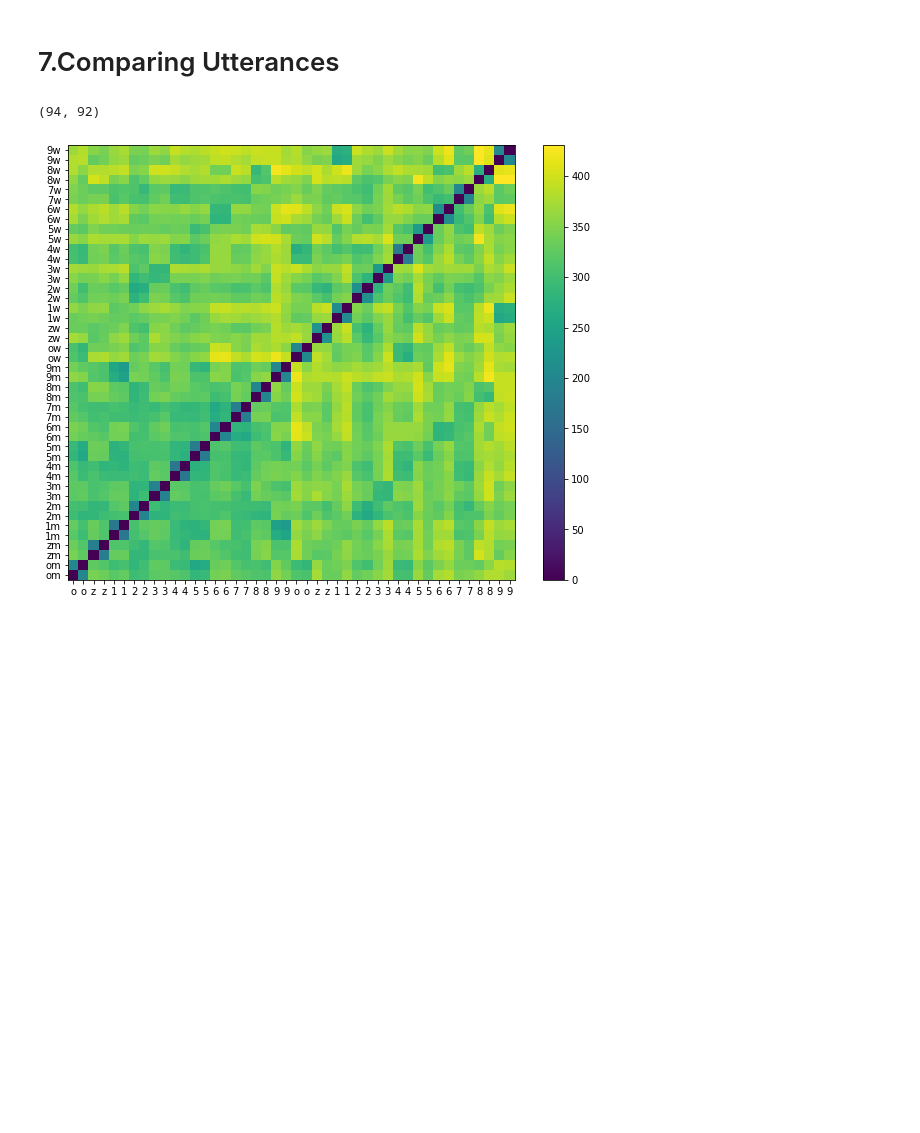
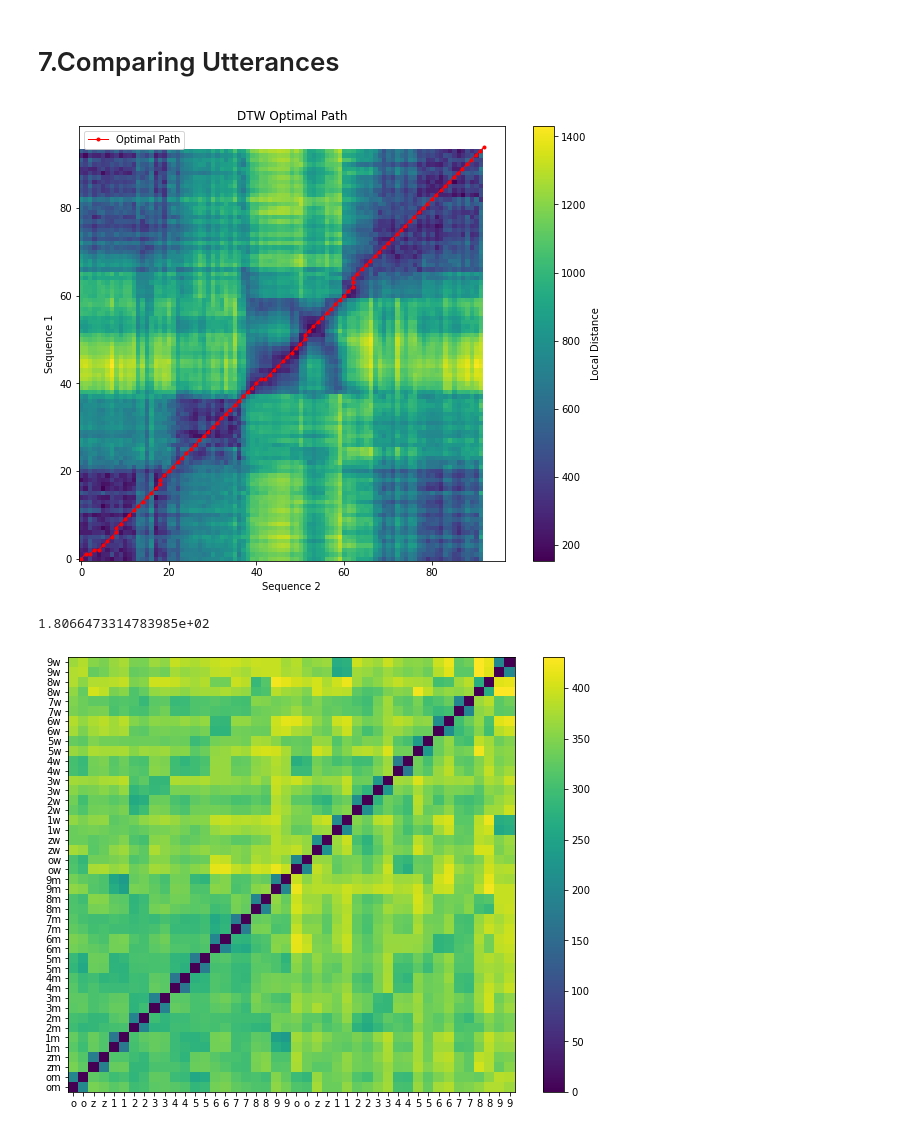
Before and after one commit to kyebinan/Speach-Speaker-Recognition, a Jupyter notebook: Lab1/lab1.ipynb, the cells around one changed output. Cells and saved outputs as stored; diff of their text form; code cells hidden in the pictures; blank space fills up the shorter version.

Commit message:
Adding debugging path

```diff
--- a/Lab1/lab1.ipynb
+++ b/Lab1/lab1.ipynb
@@ -253,9 +253,11 @@ utils.gmm_visualize(gm_8, mffc_utterances)
 # %%
 sample_1 = data[17]['samples']
 sample_2 = data[16]['samples']
-utils.local_dist(sample_1, sample_2).shape
+local_distances = utils.local_dist(sample_1, sample_2)
+proto.dtw(local_distances, plot_best_path=True)
 # %% [output]
+[figure, added]
-(94, 92)
+1.8066473314783985e+02
 # %%
 num_utterances = 44
 D = np.zeros((num_utterances, num_utterances))
```
Also changed, not shown: 1 other file.
